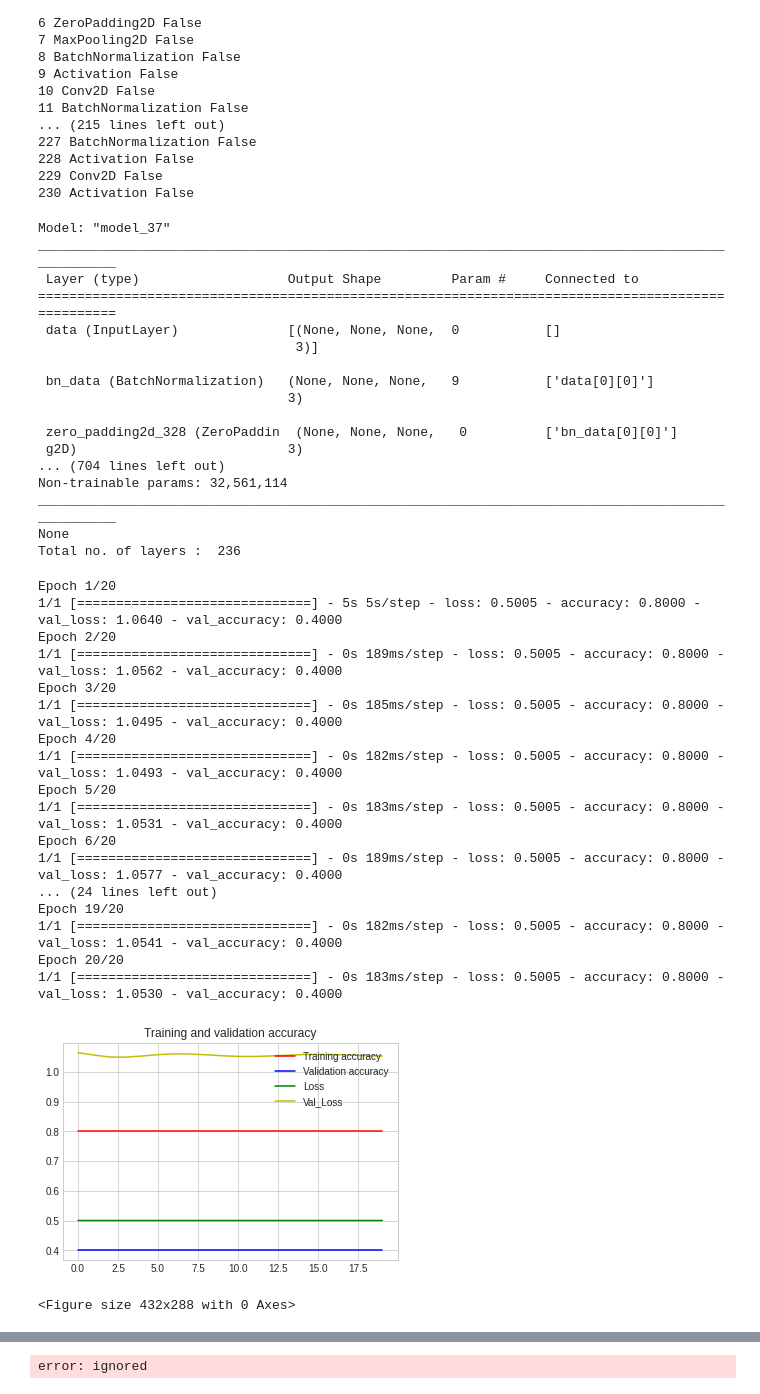
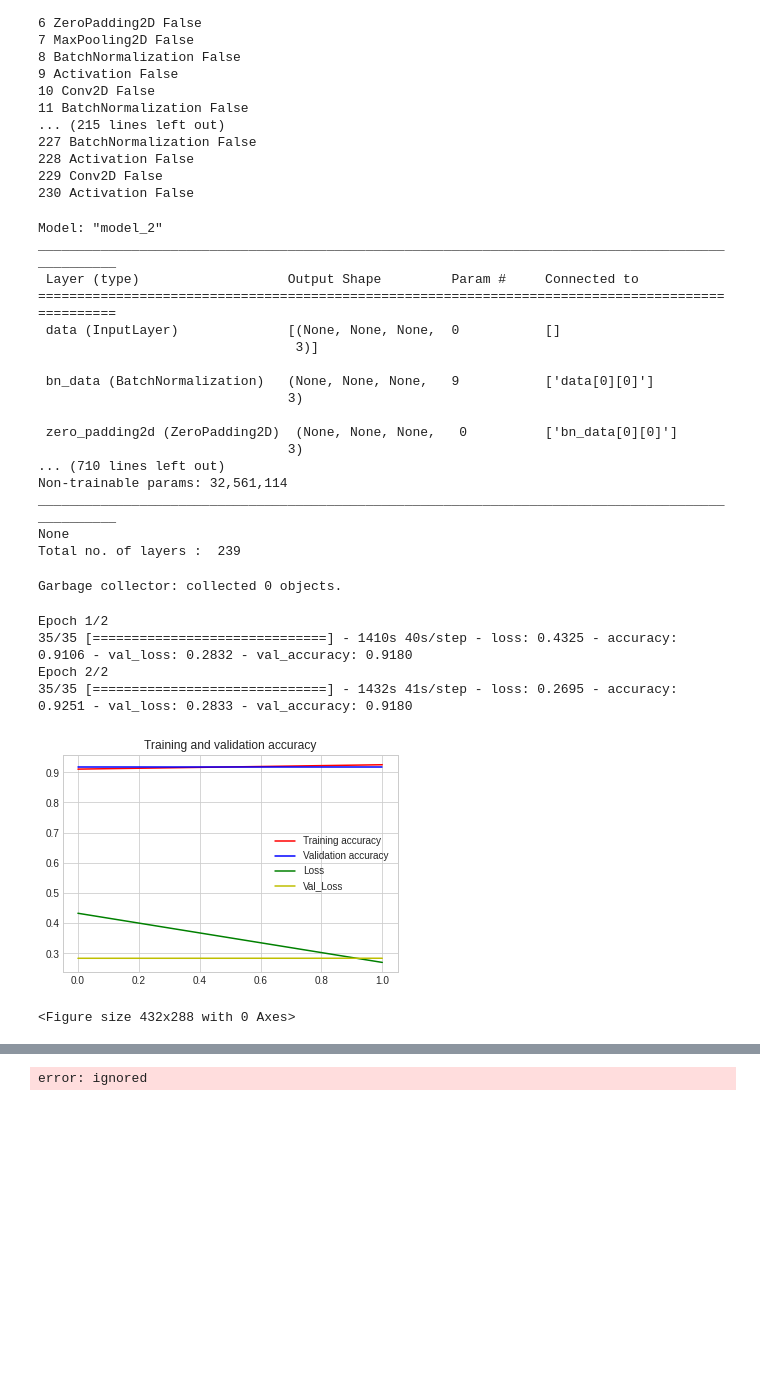
Before and after one commit to dingowhiz/Data_Analytics_ML, a Jupyter notebook: mayo_wsi_anomaly.ipynb, the cells around one changed output, grey strips where cells are left out. Saved outputs shown, nothing was run; the diff lists cells and outputs as text; code cells hidden in the pictures; blank space fills up the shorter version.

```diff
--- a/mayo_wsi_anomaly.ipynb
+++ b/mayo_wsi_anomaly.ipynb
@@ -372,0 +356,13 @@ y[-5:]
+# %%
+idx = np.random.permutation(len(X))
+X2 = [X[j] for j in idx]
+y2 = [y[j] for j in idx]
+# %%
+print('before slice :',len(X2), len(y2))
+d1=len(X2)//5
+d2=len(y2)//5
+X3=X2[:d1]
+y3=y2[:d2]
+del X2, y2
+print('after slice :',len(X3), len(y3))
+y3[-10:]
@@ -373,3 +377,7 @@ y[-5:]
+# %%
+X=X3
+y=y3
+del X3, y3
 # %%
 #y = X_train['label']
 y = [0 if x == 'CE' else 1 for x in y]
@@ -473,8 +481,11 @@ def lw(bottom_model, num_classes):
     top_model = bottom_model.output
     top_model = GlobalAveragePooling2D()(top_model)
     top_model = Dense(1024,activation='relu')(top_model)
+    top_model = Dropout(0.6)(top_model)
     top_model = Dense(1024,activation='relu')(top_model)
+    top_model = Dropout(0.4)(top_model)
     top_model = Dense(512,activation='relu')(top_model)
+    top_model = Dropout(0.2)(top_model)
     top_model = Dense(num_classes,activation='softmax')(top_model)
     return top_model
 
@@ -489,7 +500,7 @@ model = Model(inputs = model.input, outputs = FC_Head)
 print(model.summary())
 print('Total no. of layers : ',len(model.layers))
 # %% [output]
-Model: "model_37"
+Model: "model_2"
 __________________________________________________________________________________________________
  Layer (type)                   Output Shape         Param #     Connected to
 ==================================================================================================
@@ -499,57 +510,56 @@ ________________________________________________________________________________
  bn_data (BatchNormalization)   (None, None, None,   9           ['data[0][0]']
                                 3)
 
- zero_padding2d_328 (ZeroPaddin  (None, None, None,   0          ['bn_data[0][0]']
- g2D)                           3)
-... (704 lines left out)
+ zero_padding2d (ZeroPadding2D)  (None, None, None,   0          ['bn_data[0][0]']
+                                3)
+... (710 lines left out)
 Non-trainable params: 32,561,114
 __________________________________________________________________________________________________
 None
-Total no. of layers :  236
+Total no. of layers :  239
+# %%
+import gc
+collected = gc.collect()
+print("Garbage collector: collected", "%d objects." % collected)
+del layer
+del FC_Head
+del BACKBONE1
+# %% [output]
+Garbage collector: collected 0 objects.
 # %%
 # Build model
 model.compile(optimizer=Adam(learning_rate=0.0001, beta_1=0.9, beta_2=0.999, epsilon=1e-07, amsgrad=False, name="Adam"), loss = 'categorical_crossentropy',metrics = ['accuracy'])
 history = model.fit(X_train, y_train,
-                    epochs=20,
+                    epochs=2,
+                    batch_size=64,
                     validation_data=(X_test,y_test),
                     verbose = 1,
                     initial_epoch=0)
+del X_train
+del y_train
 
 acc = history.history['accuracy']
 val_acc = history.history['val_accuracy']
 loss = history.history['loss']
 val_loss = history.history['val_loss']
 
 epochs = range(len(acc))
 
 plt.plot(epochs, acc, 'r', label='Training accuracy')
 plt.plot(epochs, val_acc, 'b', label='Validation accuracy')
 plt.plot(epochs, loss, 'g', label='Loss')
 plt.plot(epochs, val_loss, 'y', label='Val_Loss')
 plt.title('Training and validation accuracy')
 plt.legend(loc=0)
 plt.figure()
 
 plt.show()
 # %% [output]
-Epoch 1/20
-1/1 [==============================] - 5s 5s/step - loss: 0.5005 - accuracy: 0.8000 - val_loss: 1.0640 - val_accuracy: 0.4000
-Epoch 2/20
-1/1 [==============================] - 0s 189ms/step - loss: 0.5005 - accuracy: 0.8000 - val_loss: 1.0562 - val_accuracy: 0.4000
-Epoch 3/20
-1/1 [==============================] - 0s 185ms/step - loss: 0.5005 - accuracy: 0.8000 - val_loss: 1.0495 - val_accuracy: 0.4000
-Epoch 4/20
-1/1 [==============================] - 0s 182ms/step - loss: 0.5005 - accuracy: 0.8000 - val_loss: 1.0493 - val_accuracy: 0.4000
-Epoch 5/20
-1/1 [==============================] - 0s 183ms/step - loss: 0.5005 - accuracy: 0.8000 - val_loss: 1.0531 - val_accuracy: 0.4000
-Epoch 6/20
-1/1 [==============================] - 0s 189ms/step - loss: 0.5005 - accuracy: 0.8000 - val_loss: 1.0577 - val_accuracy: 0.4000
-... (24 lines left out)
-Epoch 19/20
-1/1 [==============================] - 0s 182ms/step - loss: 0.5005 - accuracy: 0.8000 - val_loss: 1.0541 - val_accuracy: 0.4000
-Epoch 20/20
-1/1 [==============================] - 0s 183ms/step - loss: 0.5005 - accuracy: 0.8000 - val_loss: 1.0530 - val_accuracy: 0.4000
+Epoch 1/2
+35/35 [==============================] - 1410s 40s/step - loss: 0.4325 - accuracy: 0.9106 - val_loss: 0.2832 - val_accuracy: 0.9180
+Epoch 2/2
+35/35 [==============================] - 1432s 41s/step - loss: 0.2695 - accuracy: 0.9251 - val_loss: 0.2833 - val_accuracy: 0.9180
-[figure, old version]
+[figure, new version]
 <Figure size 432x288 with 0 Axes>
 # %%
 y_predict = model.predict(X_test)
```
Also changed, not shown: parts of 14 cells of this notebook.
